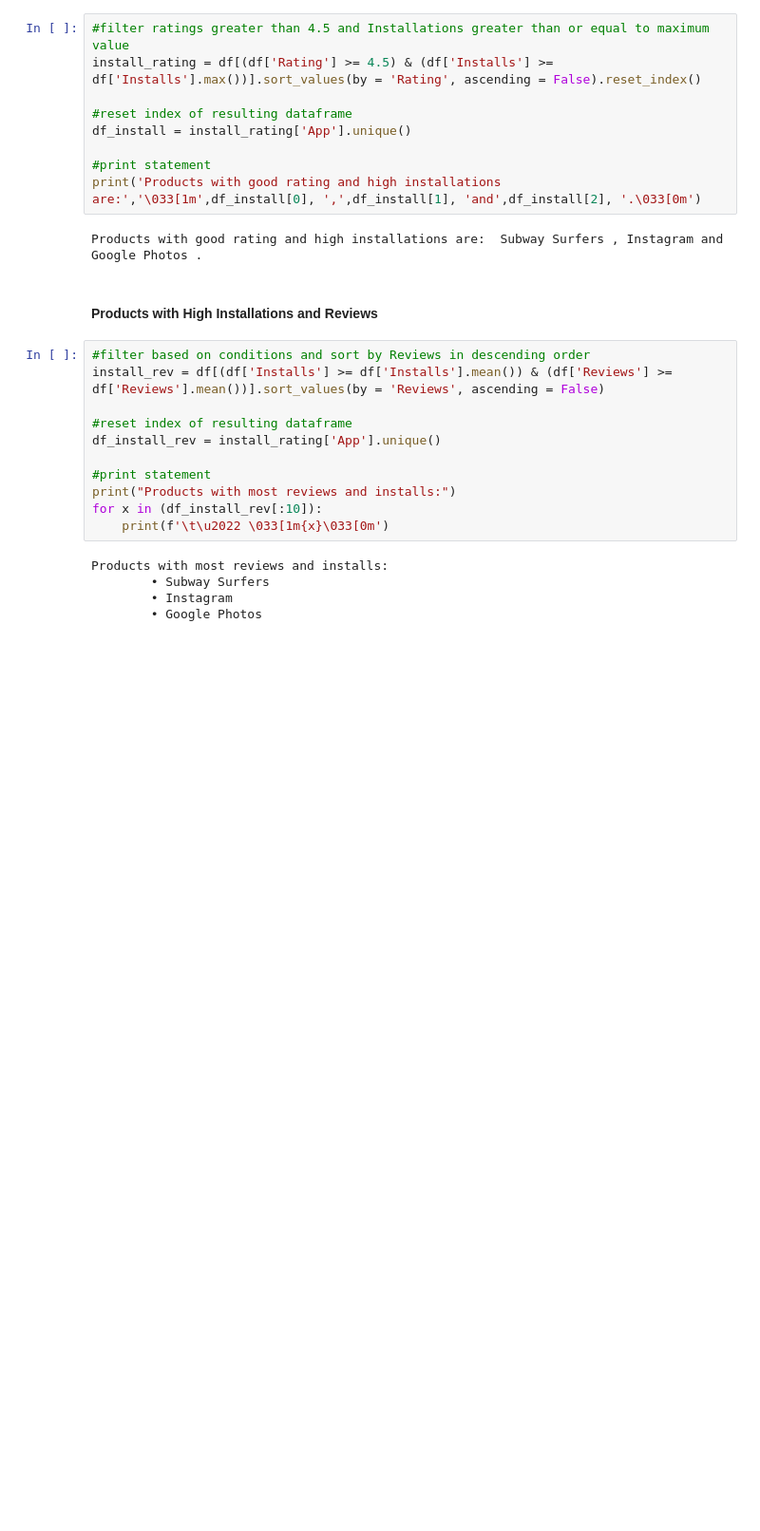
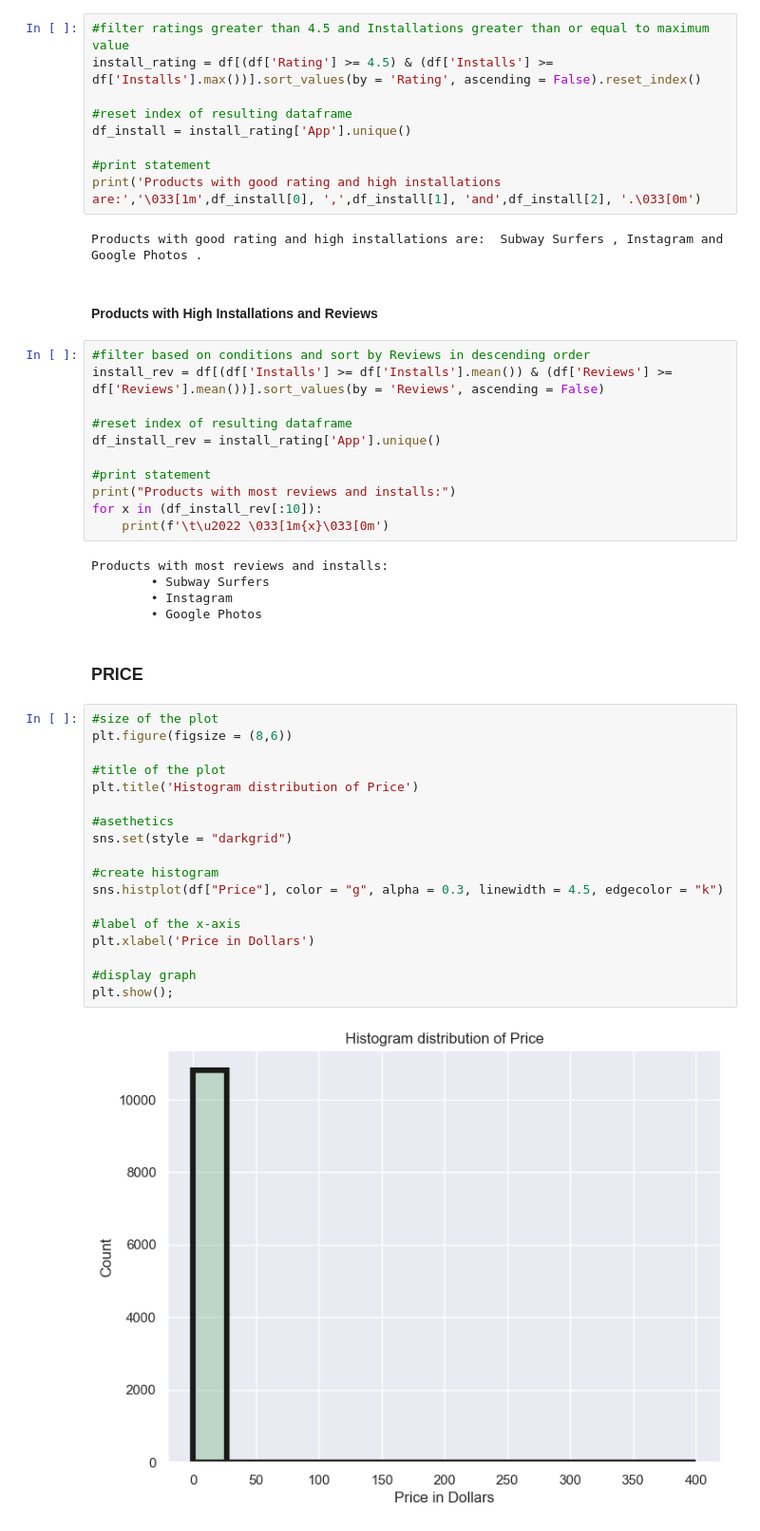
Before and after one commit to RitiGawade/Google-Play-Store, a Jupyter notebook: Data_Visualization.ipynb, the cells around one changed output. Shown at 95% size. Cells and saved outputs as stored; diff of their text form; blank space fills up the shorter version.

Commit message:
price column visualization

```diff
--- a/Data_Visualization.ipynb
+++ b/Data_Visualization.ipynb
@@ -848,3 +848,25 @@ Products with most reviews and installs:
         • Subway Surfers
         • Instagram
         • Google Photos
+# %% [markdown]
+### PRICE
+# %%
+#size of the plot
+plt.figure(figsize = (8,6))
+
+#title of the plot
+plt.title('Histogram distribution of Price')
+
+#asethetics
+sns.set(style = "darkgrid")
+
+#create histogram
+sns.histplot(df["Price"], color = "g", alpha = 0.3, linewidth = 4.5, edgecolor = "k")
+
+#label of the x-axis
+plt.xlabel('Price in Dollars')
+
+#display graph
+plt.show();
+# %% [output]
+[figure, added]
```
Also changed, not shown: parts of 31 cells of this notebook.
